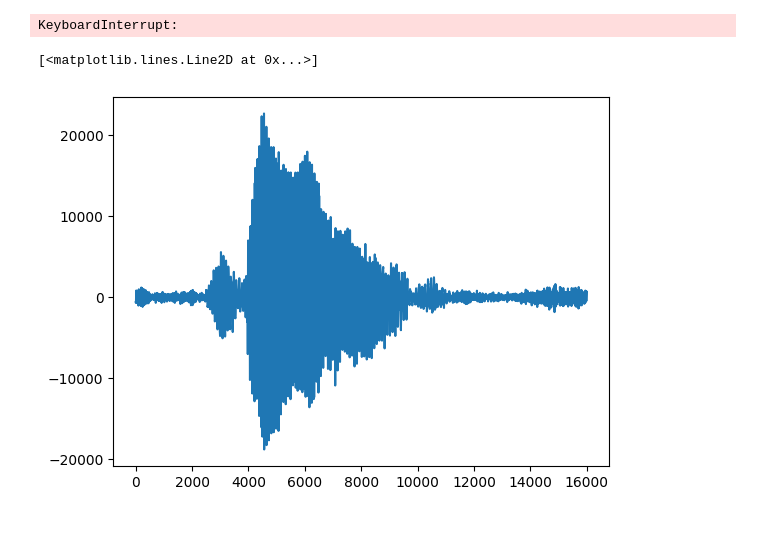
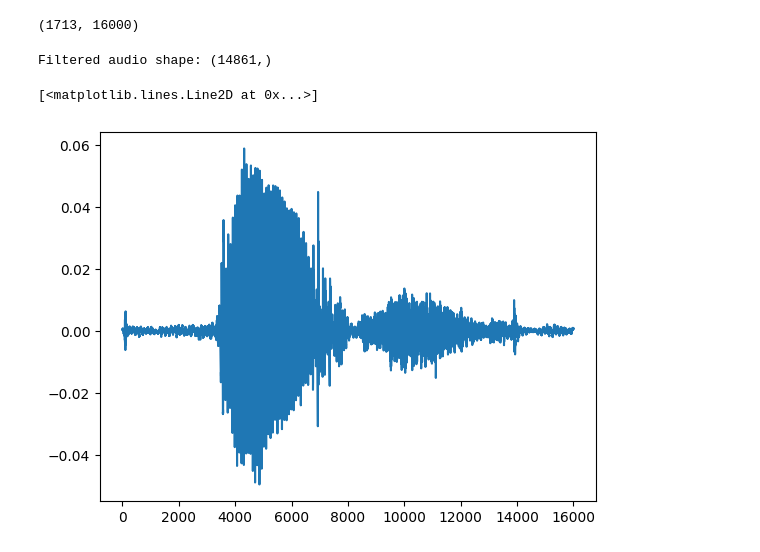
Before and after one commit to izabelatelejko/2024L-Deep-Learning-P2-Transformers, a Jupyter notebook: Project_2.ipynb, the cells around one changed output. Saved outputs shown, nothing was run; the diff lists cells and outputs as text; code cells hidden in the pictures.

```diff
--- a/Project_2.ipynb
+++ b/Project_2.ipynb
@@ -9 +57,50 @@ from tqdm import tqdm
+# %%
+# for transformers
+
+y = np.array([])
+X = np.array([[]])
+main_classes = ["yes", "no", "up", "down", "left", "right", "on", "off", "stop", "go"]
+train_set_path = "data\\train"
+for class_dir in os.listdir(train_set_path):
+    class_train_path = os.path.join(train_set_path, class_dir)
+    pred_class = None
+    if class_dir in main_classes:
+        pred_class = class_dir
+    else:
+        pred_class = "unknown"
+    for wav_file in tqdm(os.listdir(class_train_path), f"Processing {class_dir}"):
+        data, samplerate = librosa.load(os.path.join(class_train_path, wav_file), sr=16000, mono=True)
+        zero_vect = np.zeros(16000 - data.shape[0])
+        data = np.concatenate((data, zero_vect))
+
+        if X.shape[1] == 0:
+            X = np.expand_dims(data, axis=0)
+        else:
+            X = np.concatenate((X, np.expand_dims(data, axis=0)), axis=0)
+        y = np.concatenate((y, np.array([pred_class])))
+    break
+# %%
+X.shape
+# %% [output]
+(1713, 16000)
+# %%
+def butter_lowpass_filter(data, cutoff_freq, sample_rate, order=4):
+    nyquist = 0.5 * sample_rate
+    normal_cutoff = cutoff_freq / nyquist
+    b, a = butter(order, normal_cutoff, btype='low', analog=False)
+    filtered_data = filtfilt(b, a, data)
+    print(f"Filtered audio shape: {filtered_data.shape}")
+    return filtered_data
+
+filtered_audio = butter_lowpass_filter(data, cutoff_freq=4000, sample_rate=16000)
+# %% [output]
+Filtered audio shape: (14861,)
+# %%
+# win = np.hanning(samplerate)
+filtered_audio = data
+
+plt.plot(np.linspace(1, filtered_audio.shape[0], filtered_audio.shape[0]), filtered_audio)
+# %% [output]
+[<matplotlib.lines.Line2D at 0x...>]
+[figure, added]
 # %%
@@ -11,27 +107,0 @@ samplerate, data = wavfile.read('data/train/audio/yes/00f0204f_nohash_0.wav')
-# %%
-y = np.array([])
-X = np.array([[]])
-main_classes = ["yes", "no", "up", "down", "left", "right", "on", "off", "stop", "go"]
-train_set_path = "data\\train\\audio"
-for class_dir in os.listdir(train_set_path):
-    class_train_path = os.path.join(train_set_path, class_dir)
-    pred_class = None
-    if class_dir in main_classes:
-        pred_class = class_dir
-    else:
-        pred_class = "unknown"
-    for wav_file in tqdm(os.listdir(class_train_path), f"Processing {class_dir}"):
-        samplerate, data = wavfile.read(os.path.join(class_train_path, wav_file))
-        if X.shape[1] == 0:
-            X = np.expand_dims(data, axis=1).T
-        else:
-            X = np.concatenate((X, np.expand_dims(data, axis=1).T), axis=0)
-        y = np.concatenate((y, np.array([pred_class])))
-    break
-# %% [output]
-KeyboardInterrupt:
-# %%
-plt.plot(np.linspace(1, data.shape[0], data.shape[0]), data)
-# %% [output]
-[<matplotlib.lines.Line2D at 0x...>]
-[figure, removed]
```
Also changed, not shown: parts of 7 cells of this notebook.
